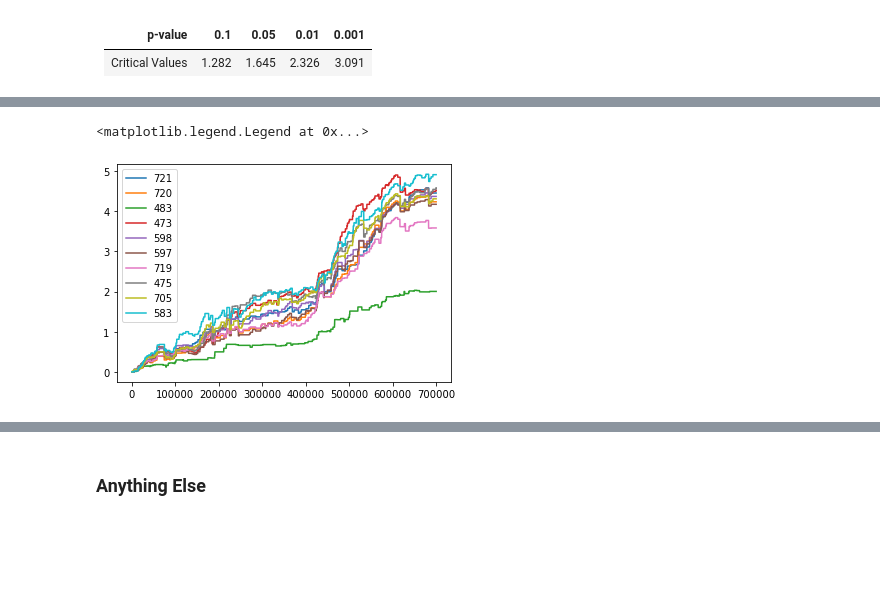
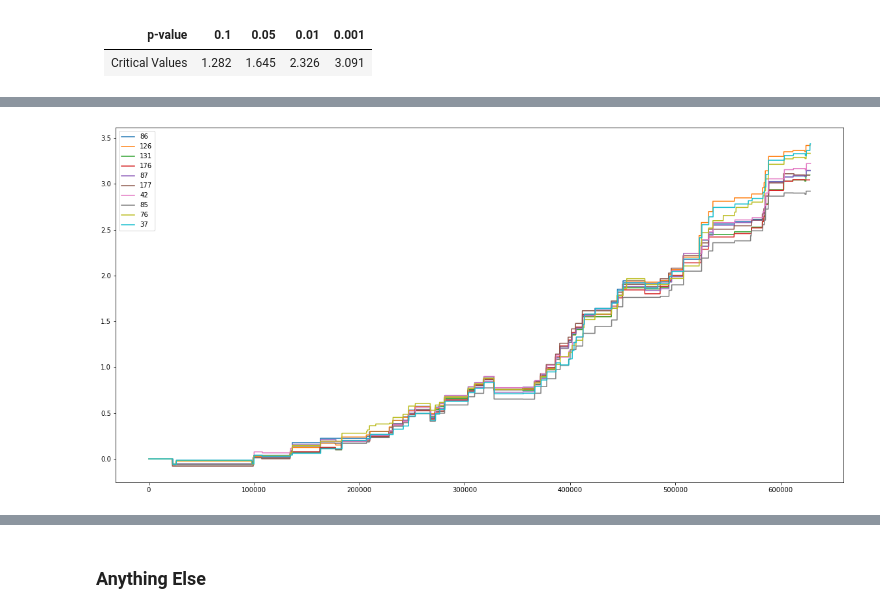
Before and after one commit to sunnymnie/crypto-printer, a Jupyter notebook: research/metrics-research.ipynb, the cells around one changed output, grey strips where cells are left out. Cells and saved outputs as stored; diff of their text form; code cells hidden in the pictures; blank space fills up the shorter version.

```diff
--- a/research/metrics-research.ipynb
+++ b/research/metrics-research.ipynb
@@ -97,12 +96,24 @@ df1 = pd.read_csv('../data/fet-celr-500.csv')
 # %%
-df2 = pd.read_csv('../data/fet-celr-1000.csv')
-df3 = pd.read_csv('../data/fet-celr-1500.csv')
-df4 = pd.read_csv('../data/fet-celr-2000.csv')
-df5 = pd.read_csv('../data/fet-celr-3000.csv')
-df6 = pd.read_csv('../data/fet-celr-4000.csv')
-df7 = pd.read_csv('../data/fet-celr-5000.csv')
+df1 = pd.read_csv('../data/generated/ARDRUSDT-LSKUSDT-4500.csv')
+df2 = pd.read_csv('../data/generated/ARDRUSDT-LSKUSDT-4750.csv')
+df3 = pd.read_csv('../data/generated/ARDRUSDT-LSKUSDT-5000.csv')
+df4 = pd.read_csv('../data/generated/ARDRUSDT-LSKUSDT-5250.csv')
+df5 = pd.read_csv('../data/generated/ARDRUSDT-LSKUSDT-5500.csv')
+# df6 = pd.read_csv('../data/generated/ARDRUSDT-LSKUSDT-4000.csv')
+# df7 = pd.read_csv('../data/generated/ARDRUSDT-LSKUSDT-5000.csv')
+# df8 = pd.read_csv('../data/generated/ARDRUSDT-LSKUSDT-6000.csv')
+# df9 = pd.read_csv('../data/generated/ARDRUSDT-LSKUSDT-8000.csv')
 # %%
-bigdf = pd.concat([df1, df2, df3, df4, df5, df6, df7])
+bigdf = pd.concat([df1, df2, df3, df4]) #df5, df6, df7
+df1 = None
+df2 = None
+df3 = None
+df4 = None
+df5 = None
+df6 = None
+df7 = None
+df8 = None
+df9 = None
 # %%
 bigdf
 # %% [output]
@@ -203,8 +239,9 @@ bigdf_result
 # %%
-fig, ax = plt.subplots()
+fig, ax = plt.subplots(figsize=(20, 10))
 for index, row in bigdf_result.iterrows():
     pd.Series(row['cusum']).plot(legend=True)
 ax.legend(bigdf_result.index)
+# fig.savefig('../data/generated/preliminary.png') #For first round
+fig.savefig('../data/generated/final.png') #For final round
 # %% [output]
-<matplotlib.legend.Legend at 0x...>
-[figure, old version]
+[figure, new version]
```
Also changed, not shown: parts of 17 cells of this notebook, 6 other files.
